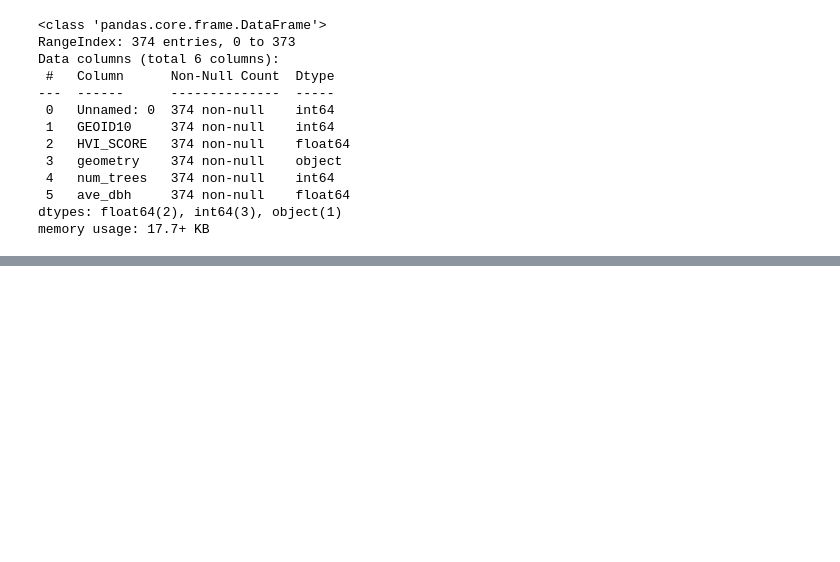
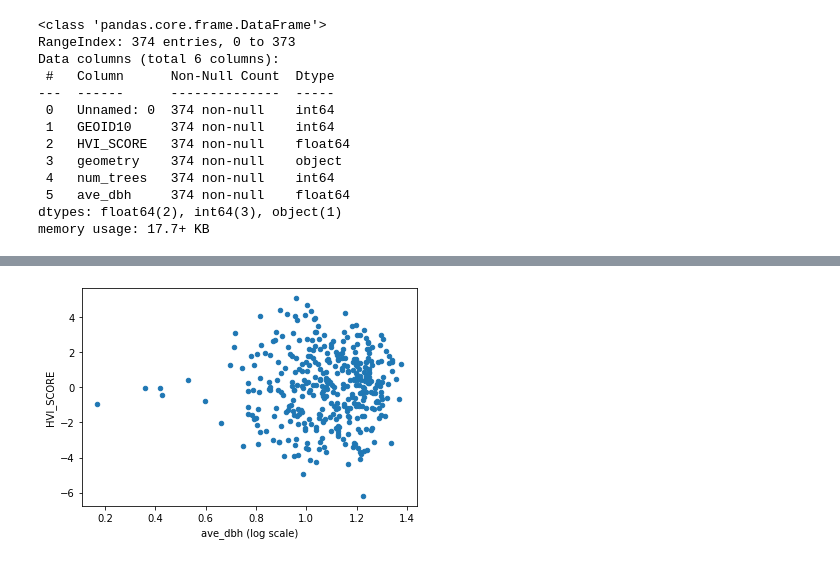
Before and after one commit to ReidelVichot/PUS2022_AirQualPHL, a Jupyter notebook: Models12_2_22.ipynb, the cells around one changed output, grey strips where cells are left out. Drawn from its saved outputs; the diff is of its cells as text; code cells hidden in the pictures; blank space fills up the shorter version.

```diff
--- a/Models12_2_22.ipynb
+++ b/Models12_2_22.ipynb
@@ -70,0 +111,6 @@ memory usage: 17.7+ KB
+# %%
+heat["log_ave_dbh"] = np.log10(heat.ave_dbh)
+ax = heat.plot("log_ave_dbh", "HVI_SCORE", kind="scatter")
+ax.set_xlabel("ave_dbh (log scale)");
+# %% [output]
+[figure, added]
```
Also changed, not shown: parts of 10 cells of this notebook.
